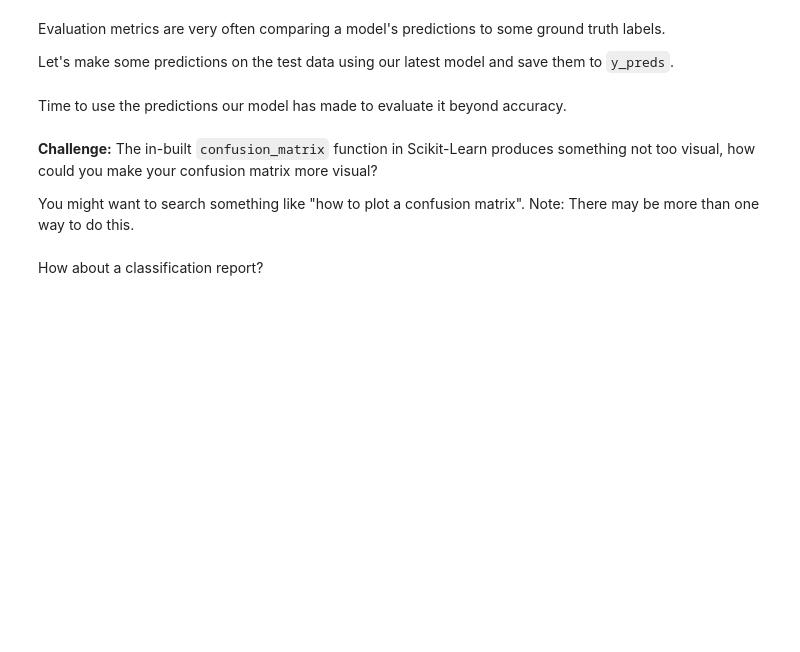
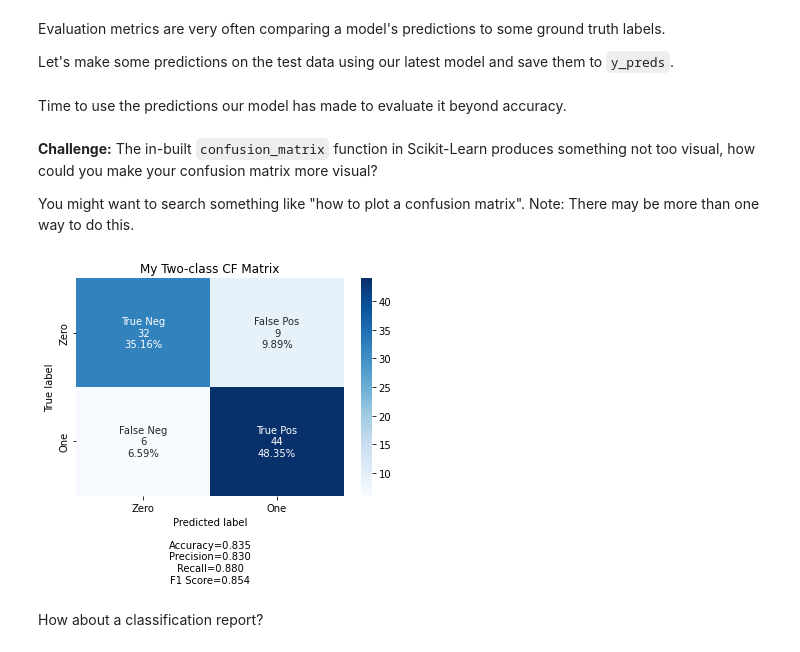
Before and after one commit to nevaan9/zero-to-mastery-ml, a Jupyter notebook: section-2-data-science-and-ml-tools/scikit-learn-exercises.ipynb, the cells around one changed output. Saved outputs shown, nothing was run; the diff lists cells and outputs as text; code cells hidden in the pictures; blank space fills up the shorter version.

```diff
--- a/section-2-data-science-and-ml-tools/scikit-learn-exercises.ipynb
+++ b/section-2-data-science-and-ml-tools/scikit-learn-exercises.ipynb
@@ -381,7 +381,7 @@ But when it comes to classification, you'll likely want to use a few more evalua
 Before we get to these, we'll instantiate a new instance of our model using the best hyerparameters found by `RandomizedSearchCV`.
 # %%
 # Instantiate a LogisticRegression classifier using the best hyperparameters from RandomizedSearchCV
-clf = LogisticRegression(###)
+clf = LogisticRegression(solver='liblinear', C=0.23357214690901212)
 
 # Fit the new instance of LogisticRegression with the best hyperparameters on the training data
-###
+clf.fit(X_train, y_train)
@@ -402,12 +407,12 @@ Evaluation metrics are very often comparing a model's predictions to some ground
 Let's make some predictions on the test data using our latest model and save them to `y_preds`.
 # %%
 # Make predictions on test data and save them
-###
+y_preds = clf.predict(X_test)
 # %% [markdown]
 Time to use the predictions our model has made to evaluate it beyond accuracy.
 # %%
 # Create a confusion matrix using the confusion_matrix function
-###
+cf_matrix = confusion_matrix(y_test, y_preds)
 # %% [markdown]
 **Challenge:** The in-built `confusion_matrix` function in Scikit-Learn produces something not too visual, how could you make your confusion matrix more visual?
 
@@ -418,3 +420,16 @@ You might want to search something like "how to plot a confusion matrix". Note:
+# %%
+# Create a more visual confusion matrix
+from utils import make_confusion_matrix
+
+# Credits to:
+# https://medium.com/@dtuk81/confusion-matrix-visualization-fc31e3f30fea
+# https://github.com/DTrimarchi10/confusion_matrix/blob/master/index.ipynb
+
+labels = ['True Neg','False Pos','False Neg','True Pos']
+categories = ['Zero', 'One']
+make_confusion_matrix(cf_matrix, group_names=labels, categories=categories, title='My Two-class CF Matrix')
+# %% [output]
+[figure, added]
 # %% [markdown]
 How about a classification report?
 # %%
```
Also changed, not shown: parts of 25 cells of this notebook, 2 other files.
